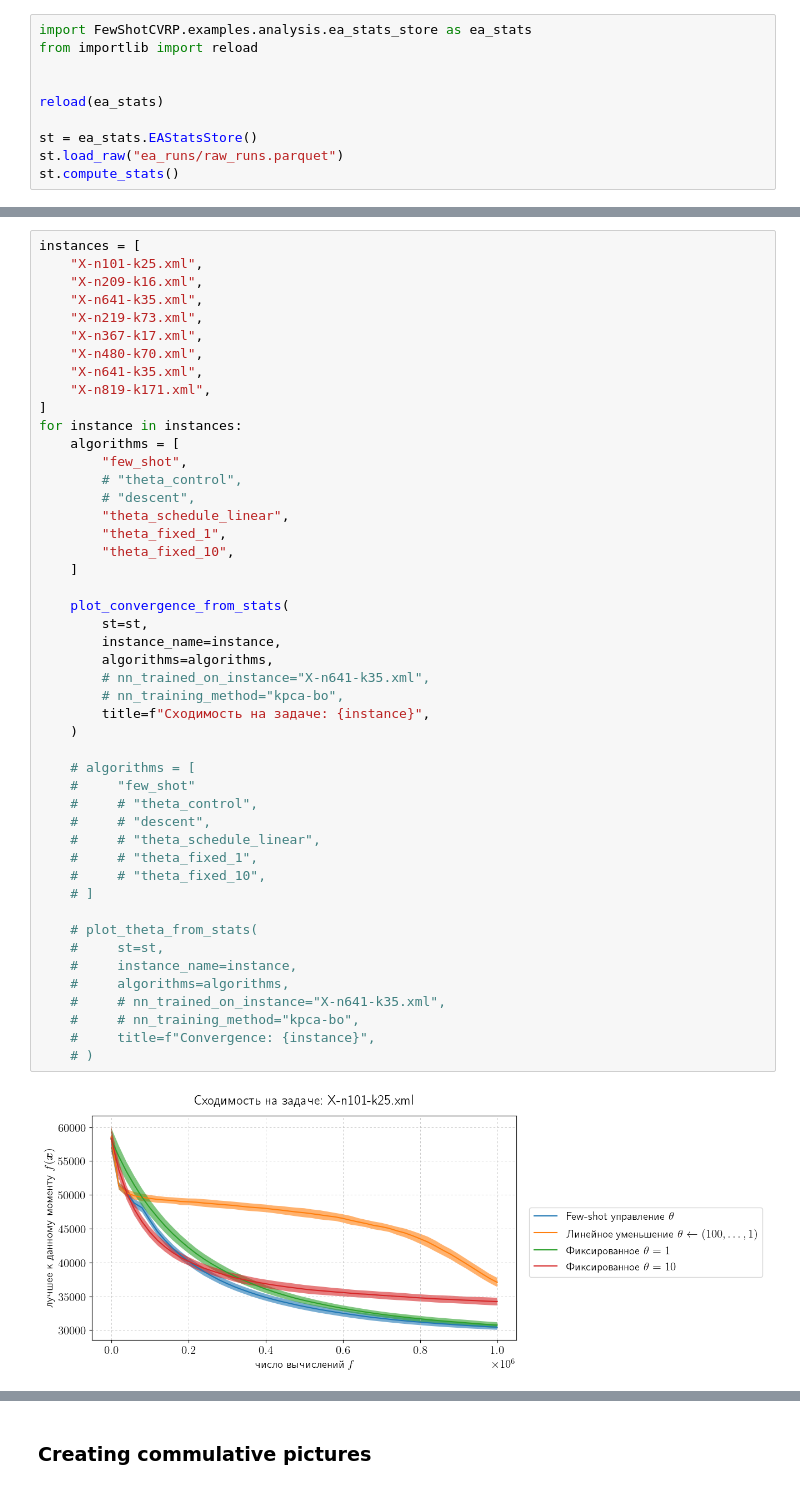
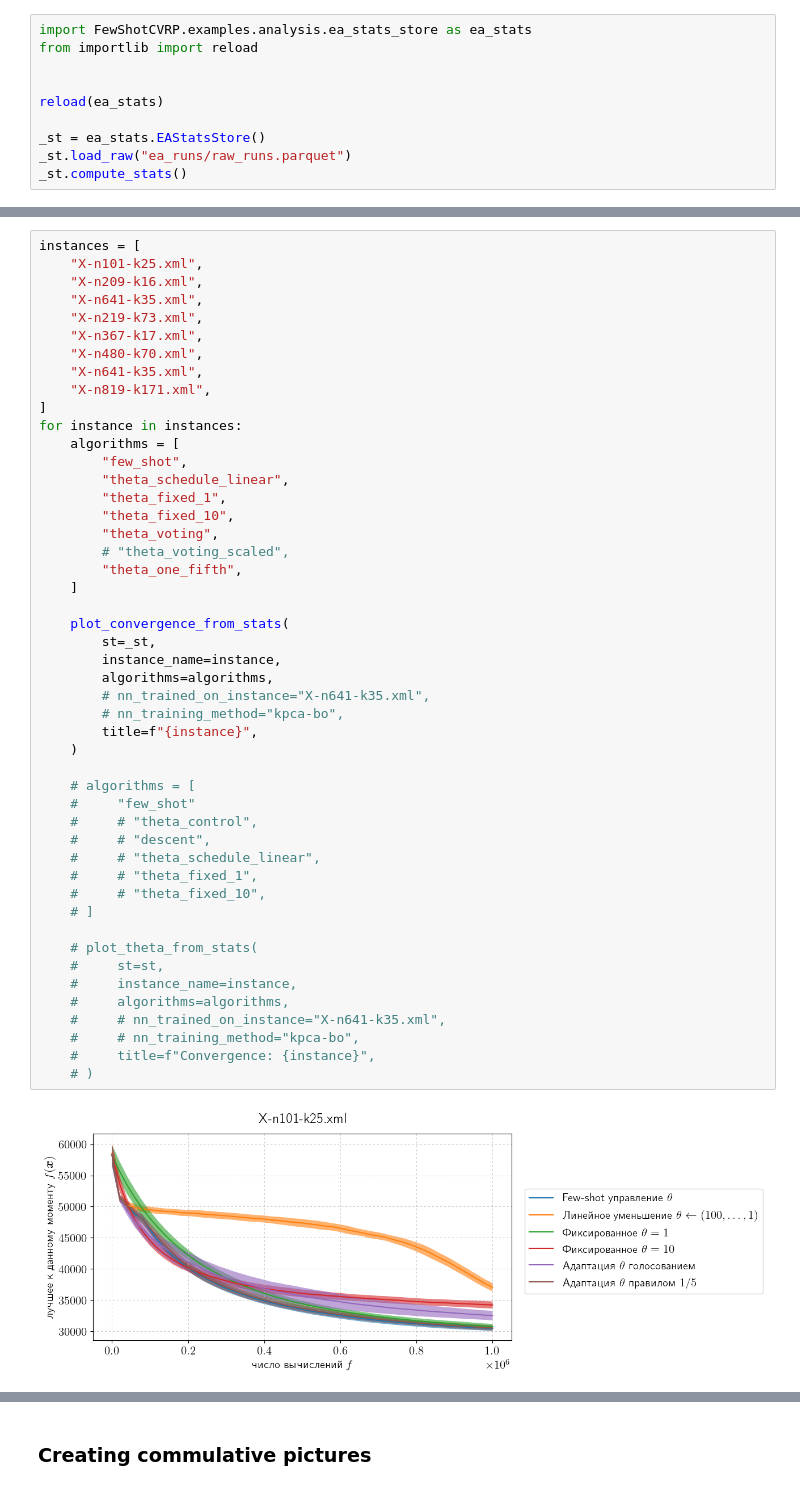
Before and after one commit to kiralexant/pcsi-fewshot-cvrp, a Jupyter notebook: FewShotCVRP/examples/analysis/runs-analysis.ipynb, the cells around one changed output, grey strips where cells are left out. Cells and saved outputs as stored; diff of their text form.

```diff
--- a/FewShotCVRP/examples/analysis/runs-analysis.ipynb
+++ b/FewShotCVRP/examples/analysis/runs-analysis.ipynb
@@ -5,9 +5,9 @@ from importlib import reload
 
 reload(ea_stats)
 
-st = ea_stats.EAStatsStore()
-st.load_raw("ea_runs/raw_runs.parquet")
-st.compute_stats()
+_st = ea_stats.EAStatsStore()
+_st.load_raw("ea_runs/raw_runs.parquet")
+_st.compute_stats()
 # %% [output]
 |  | algorithm_name | cvrp_instance_name | nn_trained_on_instance | nn_training_method | evals | n_runs | ... |
 | 0 | descent | X-n101-k25.xml | NaN | NaN | 1 | 100 | ... |
@@ -256,38 +638,39 @@ instances = [
 for instance in instances:
     algorithms = [
         "few_shot",
-        # "theta_control",
-        # "descent",
         "theta_schedule_linear",
         "theta_fixed_1",
         "theta_fixed_10",
+        "theta_voting",
+        # "theta_voting_scaled",
+        "theta_one_fifth",
     ]
 
     plot_convergence_from_stats(
-        st=st,
+        st=_st,
         instance_name=instance,
         algorithms=algorithms,
         # nn_trained_on_instance="X-n641-k35.xml",
         # nn_training_method="kpca-bo",
-        title=f"Сходимость на задаче: {instance}",
+        title=f"{instance}",
     )
 
     # algorithms = [
     #     "few_shot"
     #     # "theta_control",
     #     # "descent",
     #     # "theta_schedule_linear",
     #     # "theta_fixed_1",
     #     # "theta_fixed_10",
     # ]
 
     # plot_theta_from_stats(
     #     st=st,
     #     instance_name=instance,
     #     algorithms=algorithms,
     #     # nn_trained_on_instance="X-n641-k35.xml",
     #     # nn_training_method="kpca-bo",
     #     title=f"Convergence: {instance}",
     # )
 # %% [output]
-[figure, old version]
+[figure, new version]
```
Also changed, not shown: parts of 12 cells of this notebook, 20 other files.
